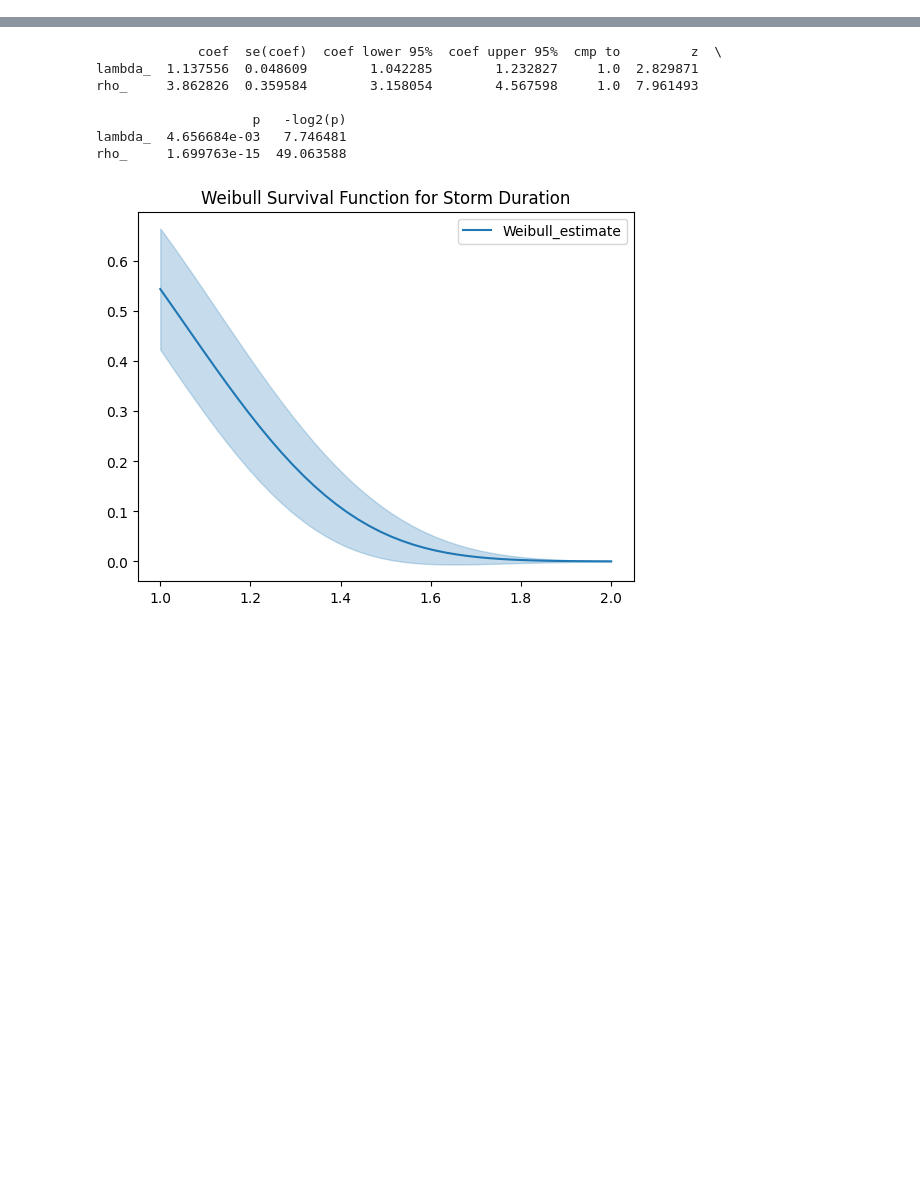
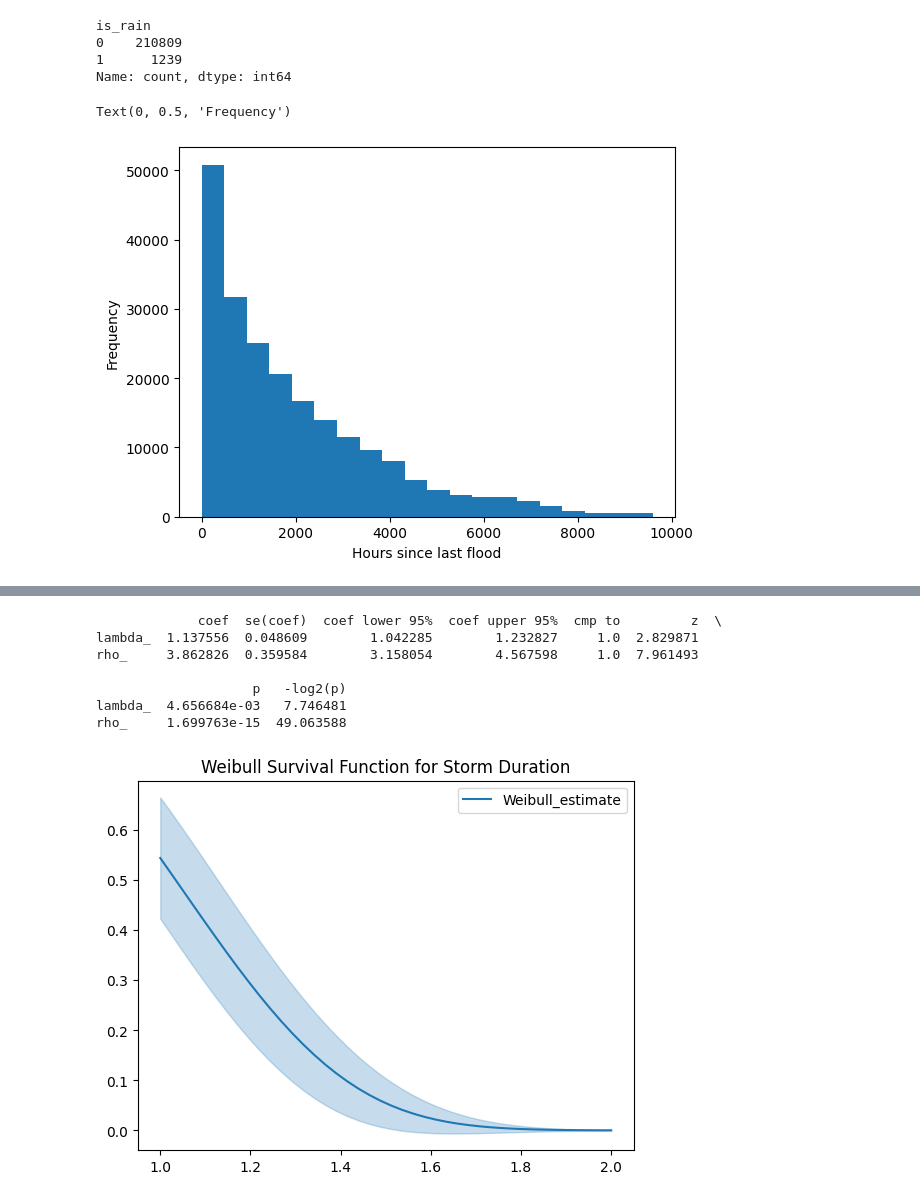
Before and after one commit to FenrisWulven/aba_flooding, a Jupyter notebook: notebooks/survival_analysis.ipynb, the cells around one changed output, grey strips where cells are left out. Drawn from its saved outputs; the diff is of its cells as text; code cells hidden in the pictures; blank space fills up the shorter version.

```diff
--- a/notebooks/survival_analysis.ipynb
+++ b/notebooks/survival_analysis.ipynb
@@ -48,6 +63,20 @@ if current_duration > 0:
 dry_spell_df = pd.DataFrame(dry_spells)
 
 df['duration'] = durations
+# %%
+df['is_rain'].value_counts()
+# %% [output]
+is_rain
+0    210809
+1      1239
+Name: count, dtype: int64
+# %%
+plt.hist(durations, bins=20)
+plt.xlabel("Hours since last flood")
+plt.ylabel("Frequency")
+# %% [output]
+Text(0, 0.5, 'Frequency')
+[figure, added]
 # %%
 kmf = KaplanMeierFitter()
 kmf.fit(durations=dry_spell_df["duration"], event_observed=dry_spell_df["observed"])
```
Also changed, not shown: parts of 16 cells of this notebook.
